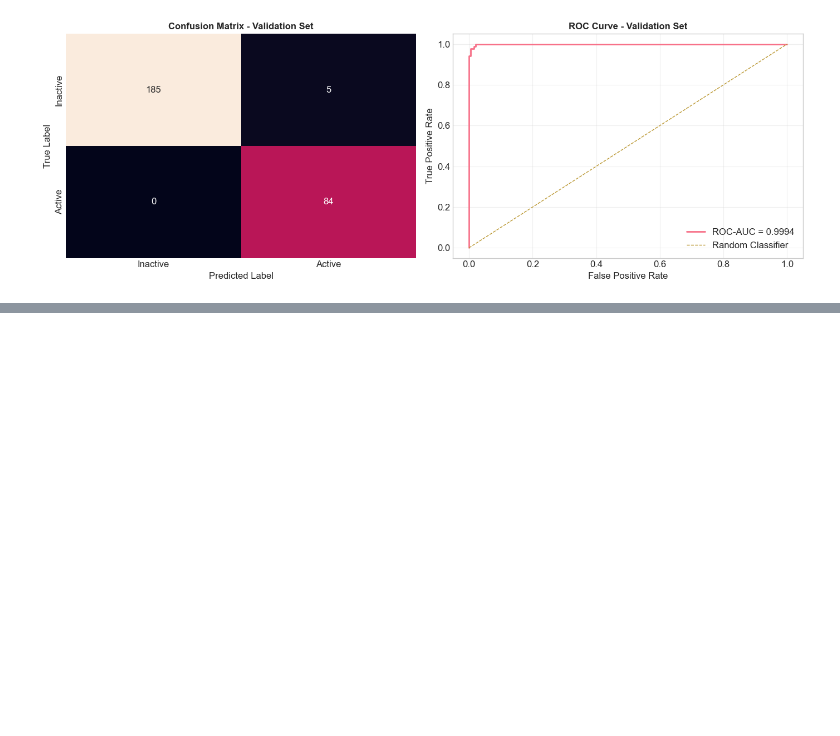
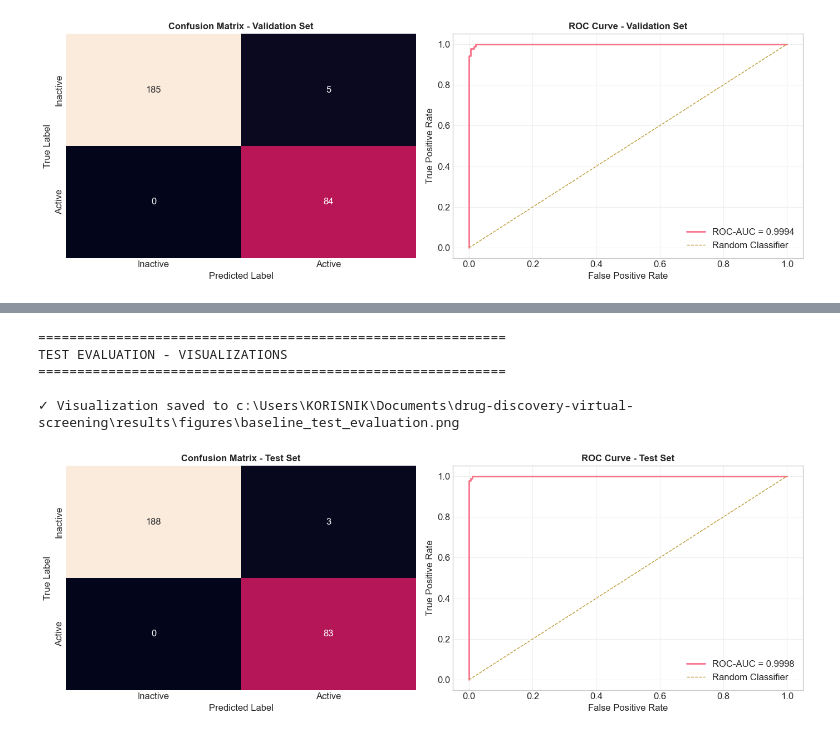
Before and after one commit to milicajeftic/drug-discovery-virtual-screening, a Jupyter notebook: notebooks/02_baseline_logistic_regression.ipynb, the cells around one changed output, grey strips where cells are left out. Cells and saved outputs as stored; diff of their text form; code cells hidden in the pictures; blank space fills up the shorter version.

Commit message:
Steps 4–6: Train baseline model and evaluate on validation and test sets

```diff
--- a/notebooks/02_baseline_logistic_regression.ipynb
+++ b/notebooks/02_baseline_logistic_regression.ipynb
@@ -366,0 +410,48 @@ VALIDATION EVALUATION - VISUALIZATIONS
+# %%
+print("=" * 60)
+print("TEST EVALUATION - VISUALIZATIONS")
+print("=" * 60)
+
+# Compute confusion matrix and ROC curve
+cm_test = confusion_matrix(y_test, y_test_pred)
+fpr_test, tpr_test, _ = roc_curve(y_test, y_test_proba)
+
+# Create figure with two subplots
+fig, axes = plt.subplots(1, 2, figsize=(14, 5))
+
+# Subplot 1: Confusion Matrix
+sns.heatmap(
+    cm_test, annot=True, fmt="d", ax=axes[0], cbar=False,
+    xticklabels=["Inactive", "Active"],
+    yticklabels=["Inactive", "Active"]
+)
+axes[0].set_title("Confusion Matrix - Test Set", fontsize=12, fontweight="bold")
+axes[0].set_ylabel("True Label")
+axes[0].set_xlabel("Predicted Label")
+
+# Subplot 2: ROC Curve
+axes[1].plot(fpr_test, tpr_test, linewidth=2, label=f"ROC-AUC = {test_roc_auc:.4f}")
+axes[1].plot([0, 1], [0, 1], linestyle="--", linewidth=1, label="Random Classifier")
+axes[1].set_xlabel("False Positive Rate")
+axes[1].set_ylabel("True Positive Rate")
+axes[1].set_title("ROC Curve - Test Set", fontsize=12, fontweight="bold")
+axes[1].legend(loc="lower right")
+axes[1].grid(True, alpha=0.3)
+
+plt.tight_layout()
+
+# Save figure (will remain local if results/* is ignored)
+figures_path = os.path.join(RESULTS_PATH, "figures")
+os.makedirs(figures_path, exist_ok=True)
+fig_path = os.path.join(figures_path, "baseline_test_evaluation.png")
+plt.savefig(fig_path, dpi=300, bbox_inches="tight")
+print(f"\n✓ Visualization saved to {fig_path}")
+
+plt.show()
+# %% [output]
+============================================================
+TEST EVALUATION - VISUALIZATIONS
+============================================================
+
+✓ Visualization saved to c:\Users\KORISNIK\Documents\drug-discovery-virtual-screening\results\figures\baseline_test_evaluation.png
+[figure, added]
```
Also changed, not shown: parts of 2 cells of this notebook.
